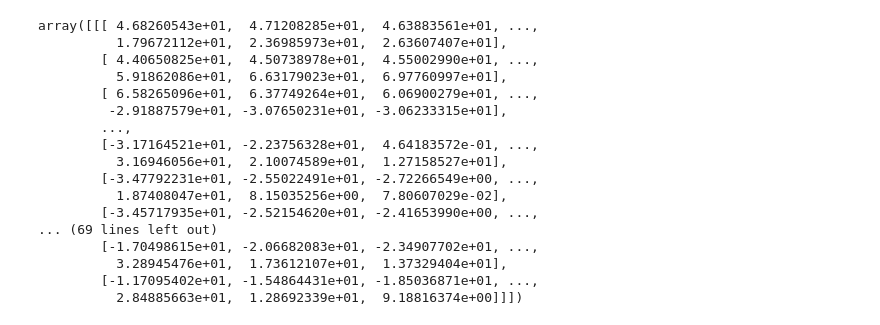
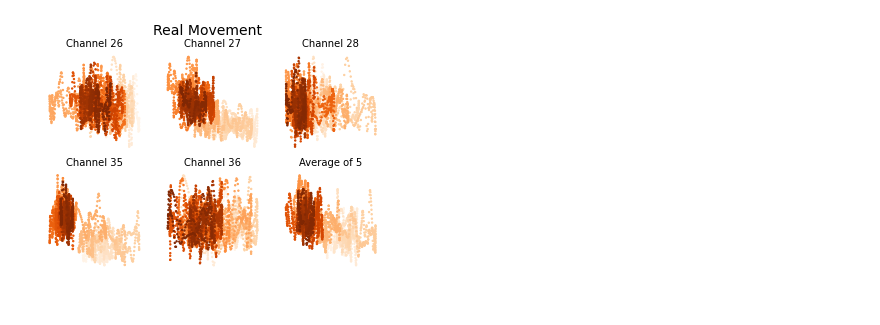
Before and after one commit to jessb0t/motorImagery, a Jupyter notebook: plotting-stuff.ipynb, the cells around one changed output. Saved outputs shown, nothing was run; the diff lists cells and outputs as text; code cells hidden in the pictures.

Commit message:
Add beta v gamma charts

```diff
--- a/plotting-stuff.ipynb
+++ b/plotting-stuff.ipynb
@@ -37,23 +44,3 @@ hand_overt_gammaH = np.load(path + '/' + filelist[12])
-# %%
-hand_overt_beta2
-# %% [output]
-array([[[ 4.68260543e+01,  4.71208285e+01,  4.63883561e+01, ...,
-          1.79672112e+01,  2.36985973e+01,  2.63607407e+01],
-        [ 4.40650825e+01,  4.50738978e+01,  4.55002990e+01, ...,
-          5.91862086e+01,  6.63179023e+01,  6.97760997e+01],
-        [ 6.58265096e+01,  6.37749264e+01,  6.06900279e+01, ...,
-         -2.91887579e+01, -3.07650231e+01, -3.06233315e+01],
-        ...,
-        [-3.17164521e+01, -2.23756328e+01,  4.64183572e-01, ...,
-          3.16946056e+01,  2.10074589e+01,  1.27158527e+01],
-        [-3.47792231e+01, -2.55022491e+01, -2.72266549e+00, ...,
-          1.87408047e+01,  8.15035256e+00,  7.80607029e-02],
-        [-3.45717935e+01, -2.52154620e+01, -2.41653990e+00, ...,
-... (69 lines left out)
-        [-1.70498615e+01, -2.06682083e+01, -2.34907702e+01, ...,
-          3.28945476e+01,  1.73612107e+01,  1.37329404e+01],
-        [-1.17095402e+01, -1.54864431e+01, -1.85036871e+01, ...,
-          2.84885663e+01,  1.28692339e+01,  9.18816374e+00]]])
 # %%
 chans = [26, 27, 28, 35, 36] #specify hand channels with stimulation
 # %%
@@ -72,0 +107,31 @@ handchansAvg_hand_overt_gammaH = np.mean(handchans_hand_overt_gammaH, axis=1)
+# %%
+oranges = plt.cm.get_cmap('Oranges', 256)
+z = oranges(np.linspace(0,1,4001))
+
+fig, axs = plt.subplots(2, 3)
+
+axs[0,0].scatter(np.mean(hand1_beta1_overt, axis=0), np.mean(hand1_gammaH_overt, axis=0), c=z, s=2)
+axs[0,1].scatter(np.mean(hand2_beta1_overt, axis=0), np.mean(hand2_gammaH_overt, axis=0), c=z, s=2)
+axs[0,2].scatter(np.mean(hand3_beta1_overt, axis=0), np.mean(hand3_gammaH_overt, axis=0), c=z, s=2)
+axs[1,0].scatter(np.mean(hand4_beta1_overt, axis=0), np.mean(hand4_gammaH_overt, axis=0), c=z, s=2)
+axs[1,1].scatter(np.mean(hand5_beta1_overt, axis=0), np.mean(hand5_gammaH_overt, axis=0), c=z, s=2)
+axs[1,2].scatter(np.mean(handchansAvg_hand_overt_beta1, axis=0), np.mean(handchansAvg_hand_overt_gammaH, axis=0), c=z, s=2)
+
+fig.suptitle("Real Movement", fontsize=14)
+axs[0,0].set_title("Channel 26", fontsize=10)
+axs[0,1].set_title("Channel 27", fontsize=10)
+axs[0,2].set_title("Channel 28", fontsize=10)
+axs[1,0].set_title("Channel 35", fontsize=10)
+axs[1,1].set_title("Channel 36", fontsize=10)
+axs[1,2].set_title("Average of 5", fontsize=10)
+
+axs[0,0].set_axis_off()
+axs[0,1].set_axis_off()
+axs[0,2].set_axis_off()
+axs[1,0].set_axis_off()
+axs[1,1].set_axis_off()
+axs[1,2].set_axis_off()
+
+plt.show()
+# %% [output]
+[figure, added]
```
Also changed, not shown: parts of 10 cells of this notebook, 24 other files.
